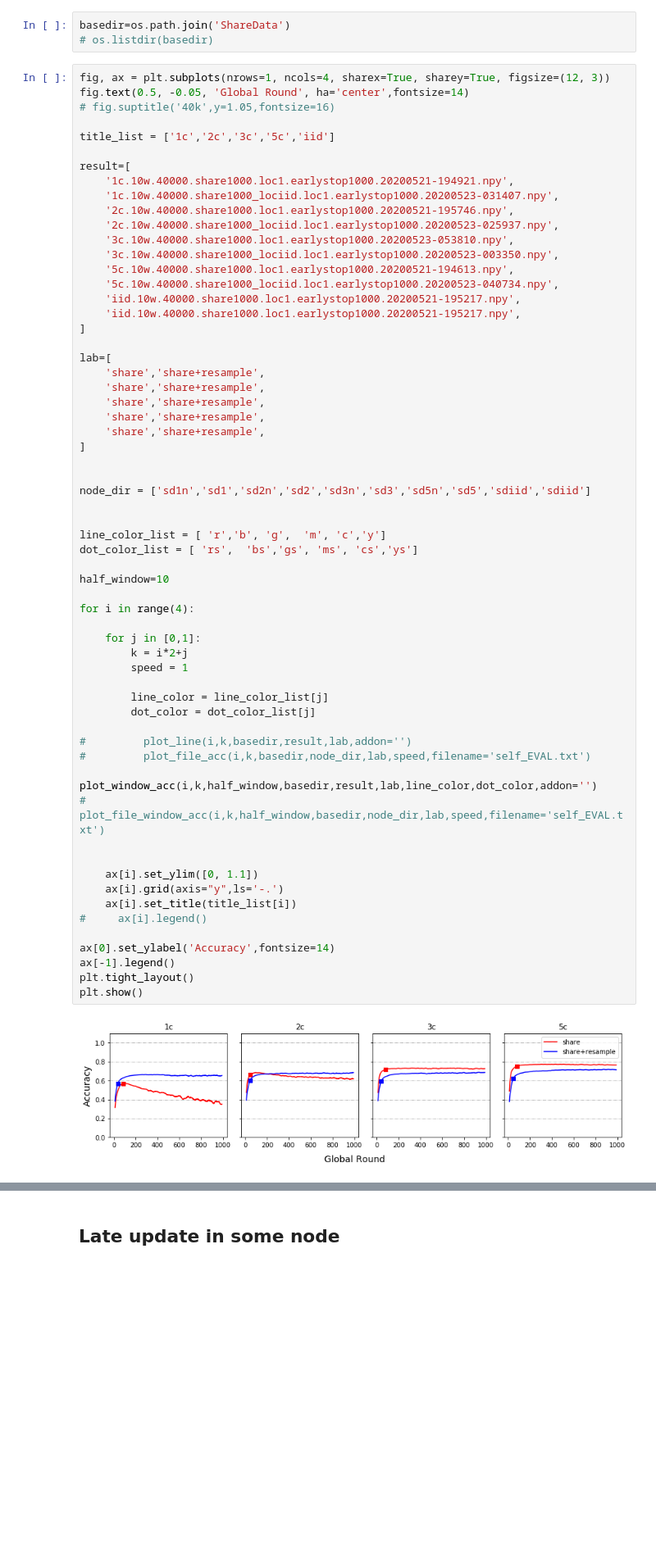
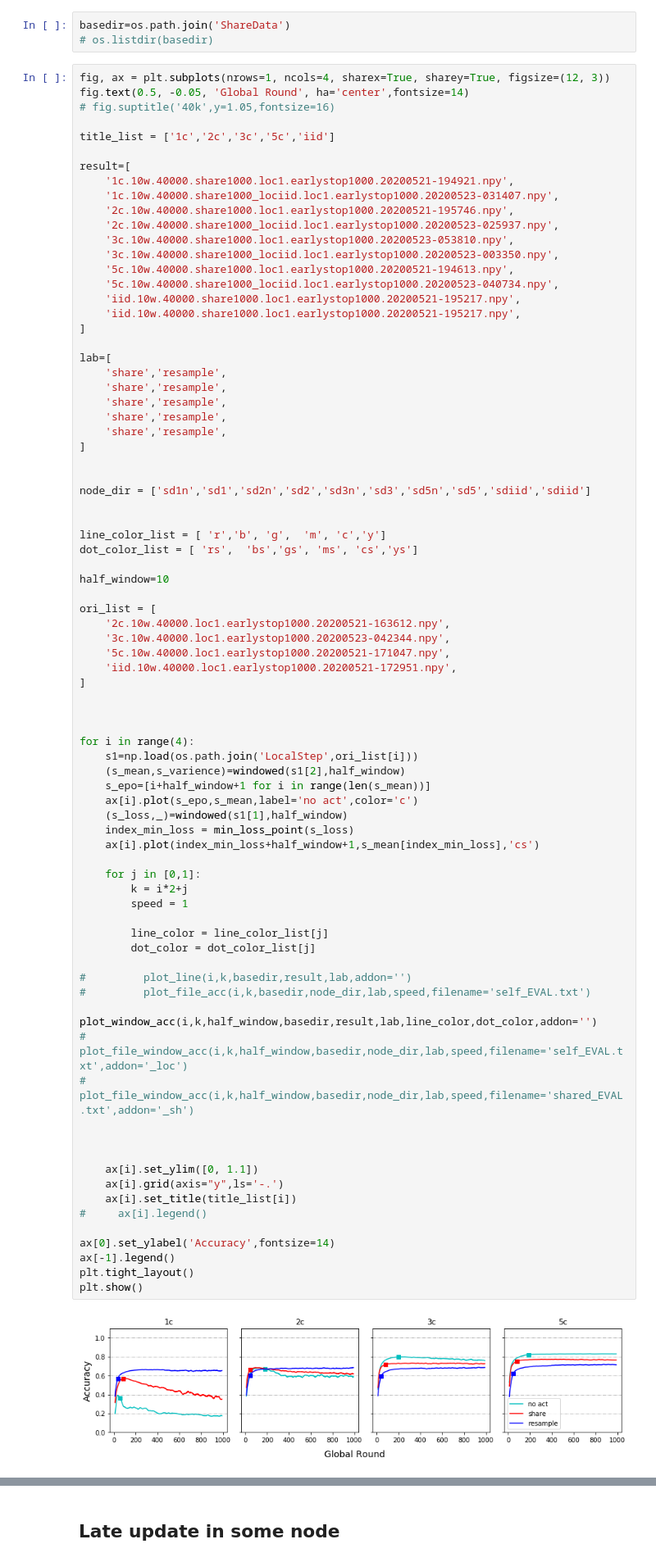
Before and after one commit to Jiarong-L/Thesis2020, a Jupyter notebook: Cifar10/RESULT_40000/Ploting-40k.ipynb, the cells around one changed output, grey strips where cells are left out. Shown at 82% size. Cells and saved outputs as stored; diff of their text form; blank space fills up the shorter version.

```diff
--- a/Cifar10/RESULT_40000/Ploting-40k.ipynb
+++ b/Cifar10/RESULT_40000/Ploting-40k.ipynb
@@ -523,11 +523,11 @@ result=[
 ]
 
 lab=[
-    'share','share+resample',
-    'share','share+resample',
-    'share','share+resample',
-    'share','share+resample',
-    'share','share+resample',
+    'share','resample',
+    'share','resample',
+    'share','resample',
+    'share','resample',
+    'share','resample',
 ]
 
 
@@ -536,35 +536,53 @@ node_dir = ['sd1n','sd1','sd2n','sd2','sd3n','sd3','sd5n','sd5','sdiid','sdiid']
 
 line_color_list = [ 'r','b', 'g',  'm', 'c','y']
 dot_color_list = [ 'rs',  'bs','gs', 'ms', 'cs','ys']
 
 half_window=10
 
+ori_list = [
+    '2c.10w.40000.loc1.earlystop1000.20200521-163612.npy',
+    '3c.10w.40000.loc1.earlystop1000.20200523-042344.npy',
+    '5c.10w.40000.loc1.earlystop1000.20200521-171047.npy',
+    'iid.10w.40000.loc1.earlystop1000.20200521-172951.npy',
+]
+
+
+
 for i in range(4):
+    s1=np.load(os.path.join('LocalStep',ori_list[i]))
+    (s_mean,s_varience)=windowed(s1[2],half_window)
+    s_epo=[i+half_window+1 for i in range(len(s_mean))]
+    ax[i].plot(s_epo,s_mean,label='no act',color='c')
+    (s_loss,_)=windowed(s1[1],half_window)
+    index_min_loss = min_loss_point(s_loss)
+    ax[i].plot(index_min_loss+half_window+1,s_mean[index_min_loss],'cs')
 
     for j in [0,1]:
         k = i*2+j
         speed = 1
 
         line_color = line_color_list[j]
         dot_color = dot_color_list[j]
 
 #         plot_line(i,k,basedir,result,lab,addon='')
 #         plot_file_acc(i,k,basedir,node_dir,lab,speed,filename='self_EVAL.txt')
         plot_window_acc(i,k,half_window,basedir,result,lab,line_color,dot_color,addon='')
-#         plot_file_window_acc(i,k,half_window,basedir,node_dir,lab,speed,filename='self_EVAL.txt')
+#         plot_file_window_acc(i,k,half_window,basedir,node_dir,lab,speed,filename='self_EVAL.txt',addon='_loc')
+#         plot_file_window_acc(i,k,half_window,basedir,node_dir,lab,speed,filename='shared_EVAL.txt',addon='_sh')
+
 
 
     ax[i].set_ylim([0, 1.1])
     ax[i].grid(axis="y",ls='-.')
     ax[i].set_title(title_list[i])
 #     ax[i].legend()
 
 ax[0].set_ylabel('Accuracy',fontsize=14)
 ax[-1].legend()
 plt.tight_layout()
 plt.show()
 # %% [output]
-[figure, old version]
+[figure, new version]
 # %%
 s1=np.load(os.path.join(basedir,'2c.10w.40000.share1000.loc1.earlystop1000.20200521-195746.npy'))
 (s_mean,s_varience)=windowed(s1[2][:200],half_window)
```
Also changed, not shown: parts of 2 cells of this notebook, 2 other files.
